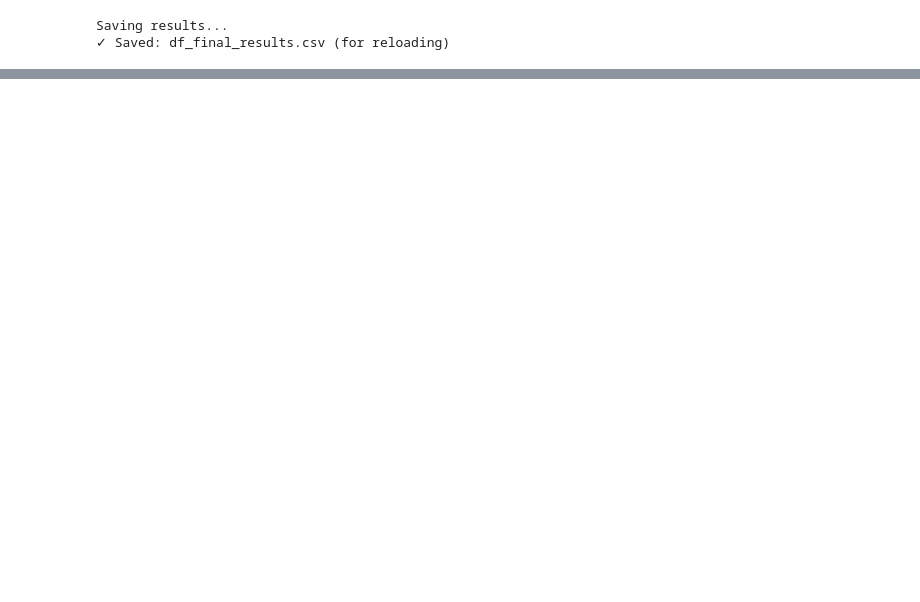
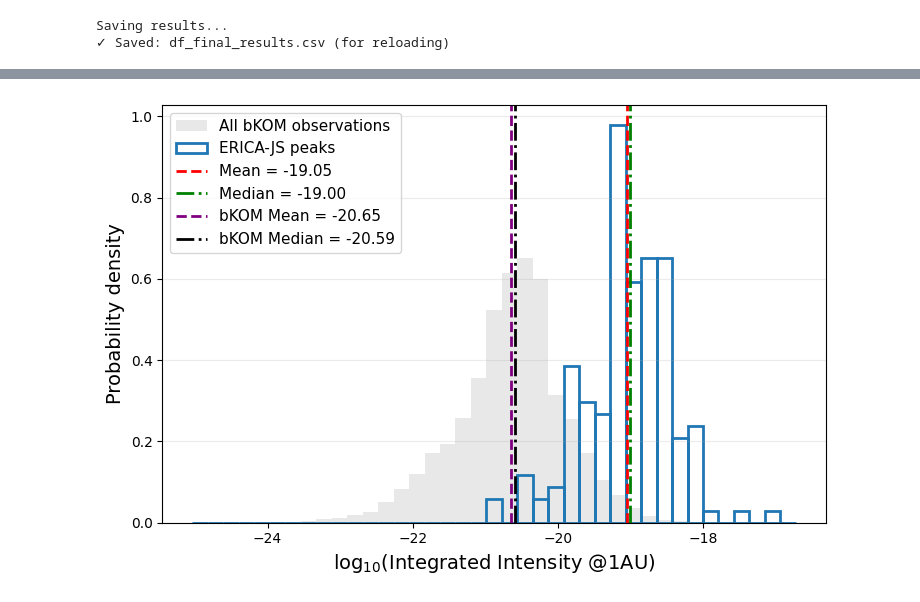
Before and after one commit to Kartav33/ERICA-JS, a Jupyter notebook: 02_event_detection.ipynb, the cells around one changed output, grey strips where cells are left out. Cells and saved outputs as stored; diff of their text form; code cells hidden in the pictures; blank space fills up the shorter version.

```diff
--- a/02_event_detection.ipynb
+++ b/02_event_detection.ipynb
@@ -1005,0 +1123,37 @@ Saving results...
+# %%
+# Event peak intensities
+data = df_final["peak"].dropna()
+data = data[data > 0]
+log_data = np.log10(data)
+
+# Background: full bKOM intensity distribution
+background = df_custom.loc[start:end, "intensity"].dropna()
+background = background[background > 0]
+log_background = np.log10(background)
+
+# Common bins for both histograms
+bins = np.linspace(min(log_data.min(), log_background.min()),max(log_data.max(), log_background.max()), 40)
+
+plt.figure(figsize=(7.5, 5))
+
+# Background histogram
+plt.hist(log_background, bins=bins, density=True,color="lightgray", alpha=0.5,label="All bKOM observations")
+
+# Foreground histogram
+plt.hist(log_data, bins=bins, density=True,facecolor="none",edgecolor="C0", linewidth=2, label="ERICA-JS peaks")
+
+plt.axvline(log_data.mean(), color="red", ls="--", lw=2, label=f"Mean = {log_data.mean():.2f}")
+plt.axvline(log_data.median(), color="green", ls="-.", lw=2, label=f"Median = {log_data.median():.2f}")
+plt.axvline(log_background.mean(), color="purple", ls="--", lw=2, label=f"bKOM Mean = {log_background.mean():.2f}")
+plt.axvline(log_background.median(), color="black", ls="-.", lw=2, label=f"bKOM Median = {log_background.median():.2f}")
+
+plt.xlabel(r"log$_{10}$(Integrated Intensity @1AU)", fontsize=14)
+plt.ylabel("Probability density", fontsize=14)
+
+plt.grid(axis="y", alpha=0.25)
+plt.legend(fontsize=11)
+plt.tight_layout()
+plt.savefig("../plots_rep/bKOM.pdf", bbox_inches="tight")
+plt.show()
+# %% [output]
+[figure, added]
```
Also changed, not shown: parts of 16 cells of this notebook, 17 other files.
